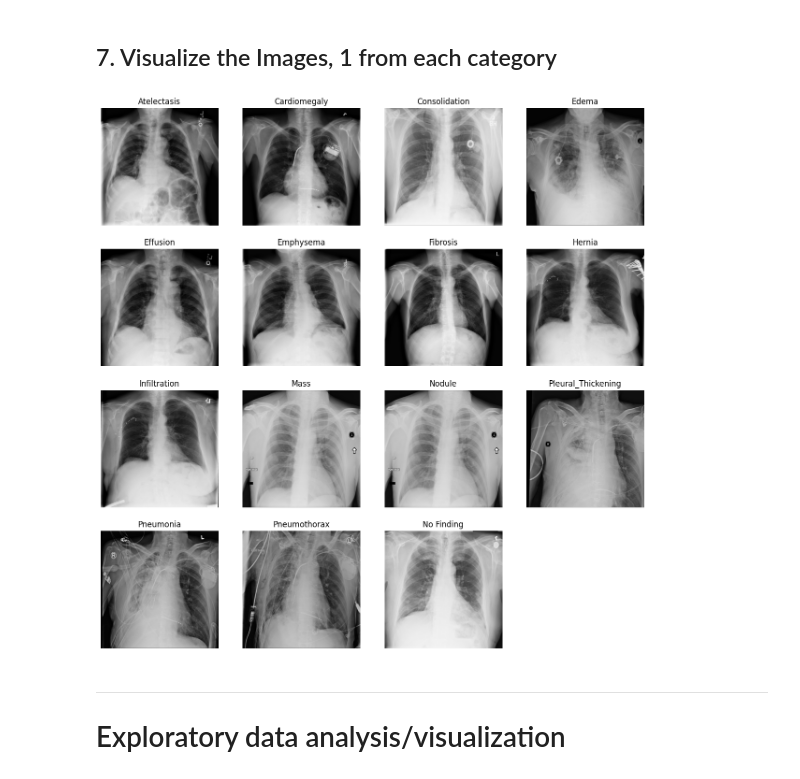
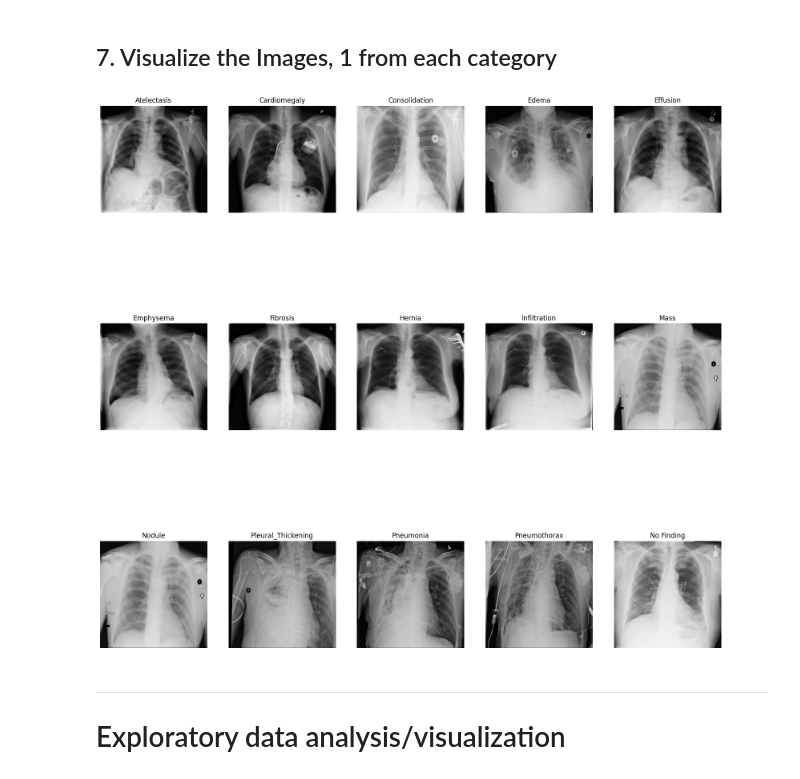
Before and after one commit to harryjenniskens/sc1015MiniProject, a Jupyter notebook: FCS1_Team1_KoongAngJenniskens.ipynb, the cells around one changed output. Saved outputs shown, nothing was run; the diff lists cells and outputs as text; code cells hidden in the pictures.

```diff
--- a/FCS1_Team1_KoongAngJenniskens.ipynb
+++ b/FCS1_Team1_KoongAngJenniskens.ipynb
@@ -392,36 +400,36 @@ selected_labels = {}
 
 # Iterate over the dataset to find the first instance of each category
 for image_batch, label_batch in train_ds:
     # Convert labels to readable format
     formatted_labels = format_labels(label_batch.numpy(), disease_labels)
 
     # Check each label in the batch
     for img, labels in zip(image_batch.numpy(), formatted_labels):
         for label in labels.split(', '):  # Handle multiple labels per image
             if label not in selected_images:
                 selected_images[label] = img
                 selected_labels[label] = label
                 if len(selected_images) == len(disease_labels):  # Stop if all categories are found
                     break
         if len(selected_images) == len(disease_labels):
             break
     if len(selected_images) == len(disease_labels):
         break
 
 # Visualization function for the selected images
 def show_selected_images(images, labels):
-    plt.figure(figsize=(15,15))
+    plt.figure(figsize=(20,20))
     # Ensure the categories are displayed in order
     for idx, (label, img) in enumerate(sorted(images.items(), key=lambda x: disease_labels.index(x[0]))):
-        ax = plt.subplot(4, 4, idx + 1)
+        ax = plt.subplot(3, 5, idx + 1)
         plt.imshow(img)
         plt.title(labels[label])
         plt.axis("off")
     plt.show()
 
 show_selected_images(selected_images, selected_labels)
 # %% [output]
-[figure, old version]
+[figure, new version]
 # %% [markdown]
 ______________________________________________________________________________
 # Exploratory data analysis/visualization
```
Also changed, not shown: parts of 16 cells of this notebook, 9 other files.
